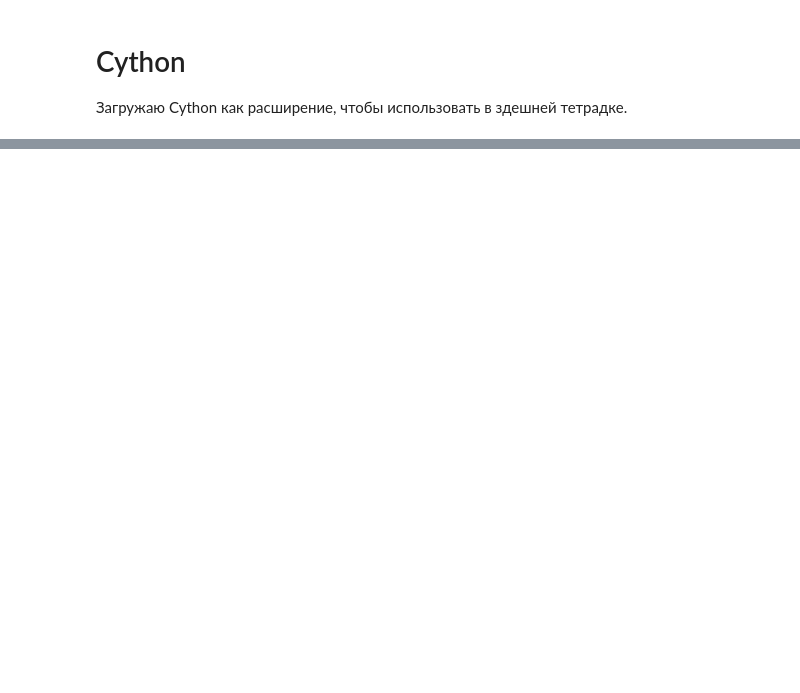
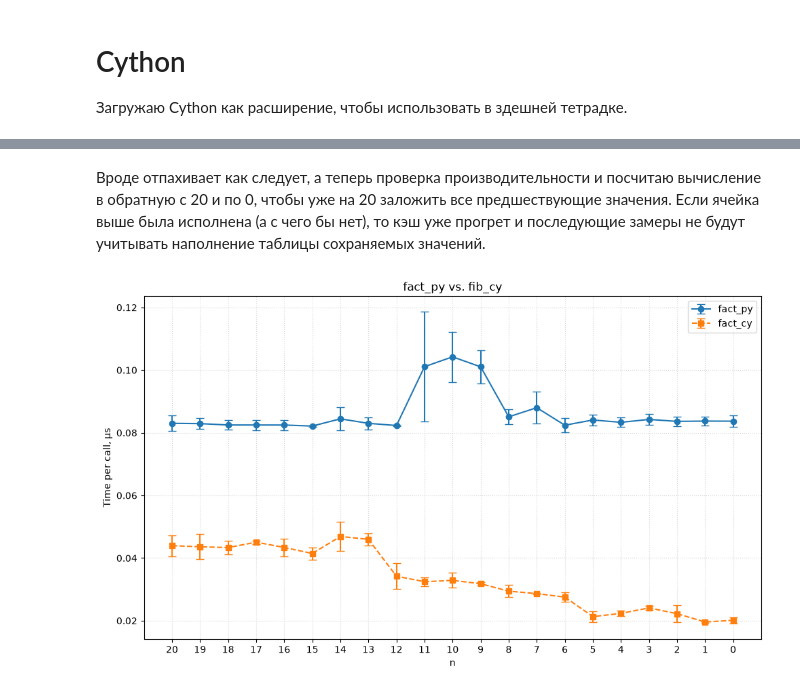
Before and after one commit to stankudrow/Learning-Cython, a Jupyter notebook: notes/ch01.ipynb, the cells around one changed output, grey strips where cells are left out. Saved outputs shown, nothing was run; the diff lists cells and outputs as text; code cells hidden in the pictures; blank space fills up the shorter version.

```diff
--- a/notes/ch01.ipynb
+++ b/notes/ch01.ipynb
@@ -61,0 +84,20 @@ nth = 10_000
+# %%
+%%cython
+
+cimport cython
+
+def factorial_cy(int n):
+    if n < 0:
+        msg = f"{n} < 0"
+        raise ValueError(msg) from None
+    if n < 2:
+        return 1
+    cdef int i
+    cdef long long f = 1
+    for i in range(2, n + 1):  # n is not expected to be overflown
+        with cython.overflowcheck(True):
+            f *= i
+    return f
+# %%
+for n in range(1, 22):
+    print(f"{n:<2}! = {factorial_cy(n)}")
@@ -61,0 +169,55 @@ nth = 10_000
+# %% [markdown]
+Вроде отпахивает как следует, а теперь проверка производительности и посчитаю вычисление в обратную с 20 и по 0, чтобы уже на 20 заложить все предшествующие значения. Если ячейка выше была исполнена (а с чего бы нет), то кэш уже прогрет и последующие замеры не будут учитывать наполнение таблицы сохраняемых значений.
+# %%
+import functools
+import timeit
+import statistics
+from collections.abc import Iterable
+
+import matplotlib.pyplot as plt
+
+
+def measure(f: Callable, *, number: int = 1000, repeat: int = 10) -> tuple[float, float]:
+    res = timeit.repeat(f, number=number, repeat=repeat)
+    mean = statistics.mean(res) / number * 1e6
+    std = statistics.stdev(res) / number * 1e6
+    return (mean, std)  # in microseconds
+
+
+def plot_factorials(nums: Iterable[int]) -> None:
+    nums = list(nums)
+
+    results_py: list[tuple[float, float]] = [
+        measure(functools.partial(factorial_py, n))
+        for n in nums
+    ]
+    means_py = [r[0] for r in results_py]
+    stds_py = [r[1] for r in results_py]
+
+    results_cy: list[tuple[float, float]] = [
+        measure(functools.partial(factorial_cy, n))
+        for n in nums
+    ]
+    means_cy = [r[0] for r in results_cy]
+    stds_cy = [r[1] for r in results_cy]
+
+    fig, ax = plt.subplots(figsize=(10, 6))
+    ax.errorbar(nums, means_py, yerr=stds_py, fmt='o-', label='fact_py', capsize=4, linewidth=1.5, markersize=6)
+    ax.errorbar(nums, means_cy, yerr=stds_cy, fmt='s--', label='fact_cy', capsize=4, linewidth=1.5, markersize=6)
+
+    ax.set_xlabel('n')
+    ax.set_ylabel('Time per call, µs')
+    ax.set_title('fact_py vs. fib_cy')
+    ax.set_xticks(nums)
+    ax.invert_xaxis()
+
+    ax.legend()
+    ax.grid(True, linestyle=':', alpha=0.5)
+    plt.tight_layout()
+    plt.show()
+
+
+nums = list(range(20, -1, -1))
+plot_factorials(nums)
+# %% [output]
+[figure, added]
```
Also changed, not shown: parts of 18 cells of this notebook.
